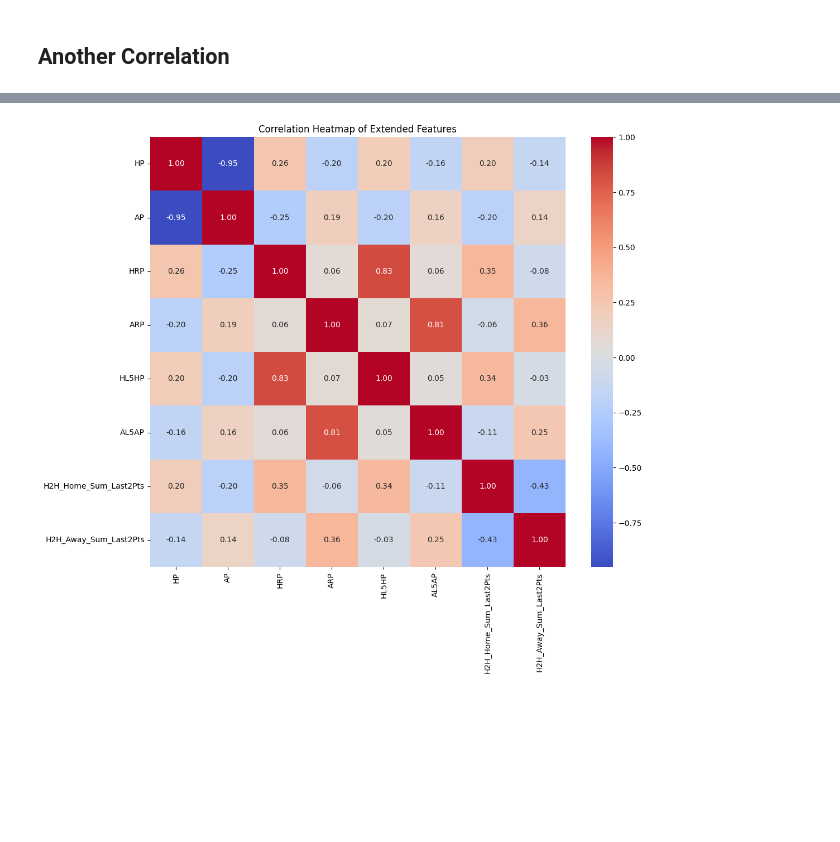
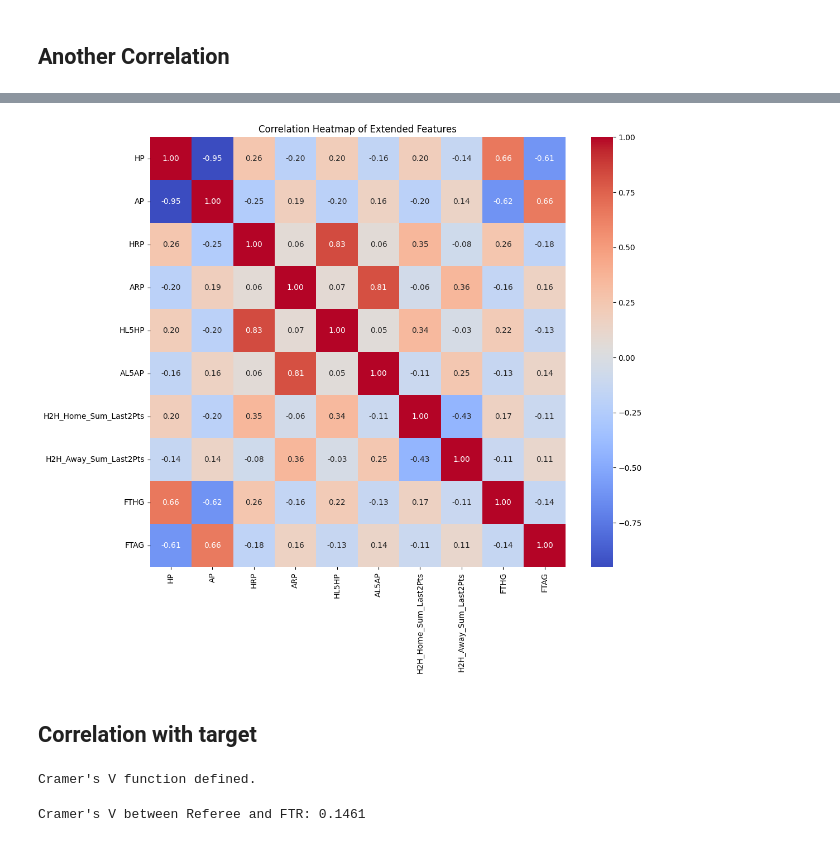
Before and after one commit to venti-sei/Bet26, a Jupyter notebook: bet.ipynb, the cells around one changed output, grey strips where cells are left out. Saved outputs shown, nothing was run; the diff lists cells and outputs as text; code cells hidden in the pictures; blank space fills up the shorter version.

```diff
--- a/bet.ipynb
+++ b/bet.ipynb
@@ -257,6 +241,3 @@ display(filtered_df.head())
 | 3 | West Ham | Newcastle | 0 | 2 | 0 | 0 | D | S Attwell | 15 | 15 | ... | ... |
 | 4 | West Brom | Leicester | 0 | 3 | 0 | 0 | D | A Taylor | 7 | 13 | ... | ... |
 5 rows × 24 columns
-# %%
-filtered_df = filtered_df.drop(columns=['FTR'])
-display(filtered_df.head())
@@ -486,13 +476,23 @@ def get_h2h_away_team_points(row, df):
     while len(h2h_points_list) < 2:
         h2h_points_list.append(0)
 
-    return pd.Series(h2h_points_list)
+    return pd.Series(h2h_points_list, index=['H2H_Away_Pts_1', 'H2H_Away_Pts_2'])
 
-# Apply the function to create the new columns for away team
-filtered_df[['H2H_Away_Pts_1', 'H2H_Away_Pts_2']] = filtered_df.apply(lambda row: get_h2h_away_team_points(row, filtered_df), axis=1)
+# Create a temporary DataFrame to store the individual H2H away points
+h2h_away_data = filtered_df.apply(lambda row: get_h2h_away_team_points(row, filtered_df), axis=1)
+h2h_away_data['MatchOrder'] = filtered_df['MatchOrder']
+h2h_away_data['AwayTeam'] = filtered_df['AwayTeam']
 
-# Calculate the sum of the last two H2H away points
-filtered_df['H2H_Away_Sum_Last2Pts'] = filtered_df['H2H_Away_Pts_1'] + filtered_df['H2H_Away_Pts_2']
+# Calculate the sum of the last two H2H away points in the temporary DataFrame
+h2h_away_data['H2H_Away_Sum_Last2Pts'] = h2h_away_data['H2H_Away_Pts_1'] + h2h_away_data['H2H_Away_Pts_2']
+
+# Merge only the sum back to filtered_df
+filtered_df = pd.merge(
+    filtered_df,
+    h2h_away_data[['MatchOrder', 'AwayTeam', 'H2H_Away_Sum_Last2Pts']],
+    on=['MatchOrder', 'AwayTeam'],
+    how='left'
+)
 
 display(filtered_df.head())
 # %% [output]
@@ -514,2 +516,6 @@ display(filtered_df.head())
 # %% [markdown]
 ## Another Correlation
+# %%
+ftr_mapping = {'H': 0, 'D': 1, 'A': 2}
+filtered_df['FTR_encoded'] = filtered_df['FTR'].map(ftr_mapping)
+display(filtered_df[['FTR', 'FTR_encoded']].head())
@@ -516,17 +529,48 @@ display(filtered_df.head())
 # %%
 import seaborn as sns
 import matplotlib.pyplot as plt
 
 # Select the relevant columns for the correlation heatmap
-correlation_features_extended = ['HP', 'AP', 'HRP', 'ARP', 'HL5HP', 'AL5AP', 'H2H_Home_Sum_Last2Pts', 'H2H_Away_Sum_Last2Pts']
+correlation_features_extended = ['HP', 'AP', 'HRP', 'ARP', 'HL5HP', 'AL5AP', 'H2H_Home_Sum_Last2Pts', 'H2H_Away_Sum_Last2Pts', 'FTHG', 'FTAG']
 
 # Calculate the correlation matrix for the extended features
 correlation_matrix_extended = filtered_df[correlation_features_extended].corr()
 
 # Create the heatmap
 plt.figure(figsize=(12, 10))
 sns.heatmap(correlation_matrix_extended, annot=True, cmap='coolwarm', fmt=".2f")
 plt.title('Correlation Heatmap of Extended Features')
 plt.show()
 # %% [output]
-[figure, old version]
+[figure, new version]
+# %% [markdown]
+## Correlation with target
+# %%
+from scipy.stats import chi2_contingency
+import numpy as np
+
+def cramers_v(x, y):
+    """
+    Calculates Cramer's V statistic for two categorical variables.
+    """
+    contingency_table = pd.crosstab(x, y)
+    chi2, _, _, _ = chi2_contingency(contingency_table)
+    n = contingency_table.sum().sum()
+    r_minus_1, c_minus_1 = contingency_table.shape[0] - 1, contingency_table.shape[1] - 1
+
+    # Handle cases where min(r_minus_1, c_minus_1) is zero
+    min_dim = min(r_minus_1, c_minus_1)
+    if min_dim == 0:
+        return np.nan # Cramer's V is undefined if one variable has only one category
+
+    v = np.sqrt(chi2 / (n * min_dim))
+    return v
+
+print("Cramer's V function defined.")
+# %% [output]
+Cramer's V function defined.
+# %%
+cramers_v_referee_ftr = cramers_v(filtered_df['Referee'], filtered_df['FTR'])
+print(f"Cramer's V between Referee and FTR: {cramers_v_referee_ftr:.4f}")
+# %% [output]
+Cramer's V between Referee and FTR: 0.1461
```
Also changed, not shown: parts of 22 cells of this notebook.
